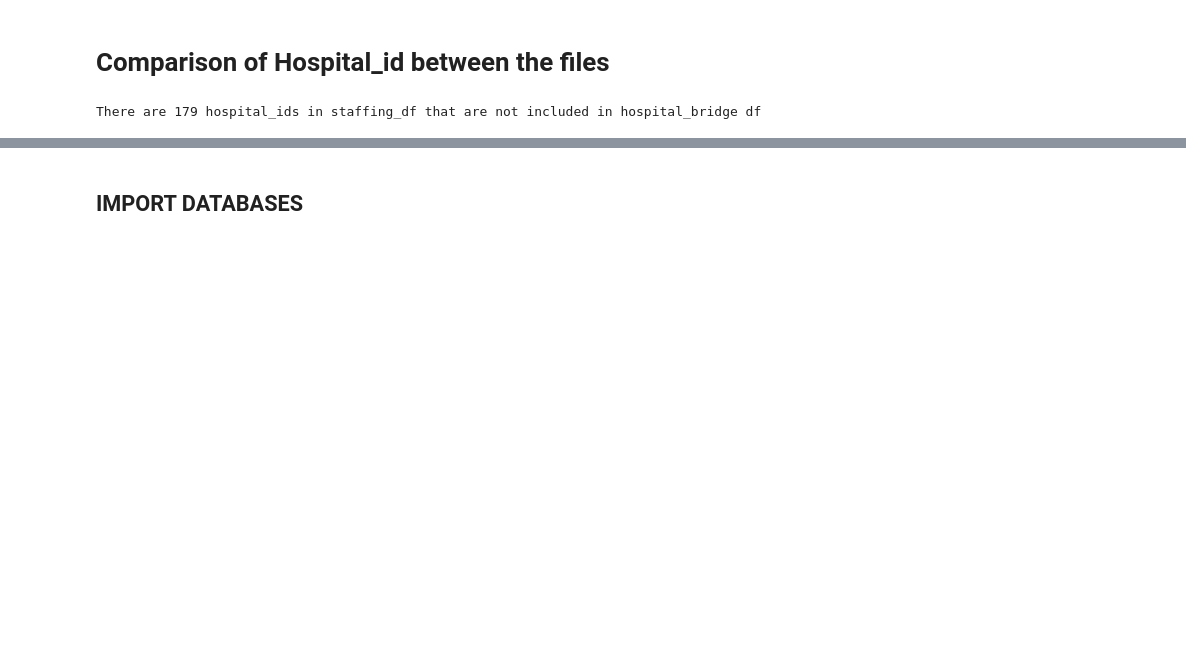
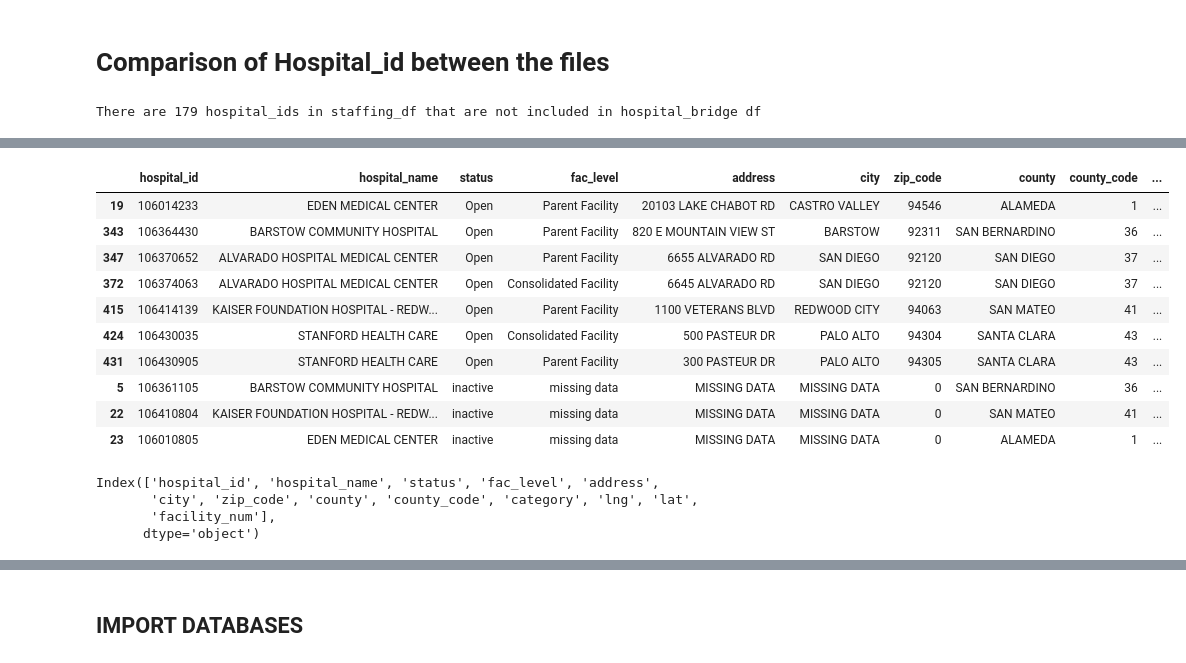
Before and after one commit to zsvorenova/ETL-project, a Jupyter notebook: Hospital staffing-data cleaning.ipynb, the cells around one changed output, grey strips where cells are left out. Saved outputs shown, nothing was run; the diff lists cells and outputs as text; code cells hidden in the pictures; blank space fills up the shorter version.

```diff
--- a/Hospital staffing-data cleaning.ipynb
+++ b/Hospital staffing-data cleaning.ipynb
@@ -400,0 +735,23 @@ There are 179 hospital_ids in staffing_df that are not included in hospital_brid
+# %%
+# duplicates on hospital name:
+hospital_bridge_final[hospital_bridge_final.duplicated(subset=['hospital_name'], keep = False)]
+#conclusion: seems some have 2 different facility locations, some have maybe moved? no changes to be done
+# %% [output]
+|  | hospital_id | hospital_name | status | fac_level | address | city | zip_code | county | county_code | ... |
+| 19 | 106014233 | EDEN MEDICAL CENTER | Open | Parent Facility | 20103 LAKE CHABOT RD | CASTRO VALLEY | 94546 | ALAMEDA | 1 | ... |
+| 343 | 106364430 | BARSTOW COMMUNITY HOSPITAL | Open | Parent Facility | 820 E MOUNTAIN VIEW ST | BARSTOW | 92311 | SAN BERNARDINO | 36 | ... |
+| 347 | 106370652 | ALVARADO HOSPITAL MEDICAL CENTER | Open | Parent Facility | 6655 ALVARADO RD | SAN DIEGO | 92120 | SAN DIEGO | 37 | ... |
+| 372 | 106374063 | ALVARADO HOSPITAL MEDICAL CENTER | Open | Consolidated Facility | 6645 ALVARADO RD | SAN DIEGO | 92120 | SAN DIEGO | 37 | ... |
+| 415 | 106414139 | KAISER FOUNDATION HOSPITAL - REDW... | Open | Parent Facility | 1100 VETERANS BLVD | REDWOOD CITY | 94063 | SAN MATEO | 41 | ... |
+| 424 | 106430035 | STANFORD HEALTH CARE | Open | Consolidated Facility | 500 PASTEUR DR | PALO ALTO | 94304 | SANTA CLARA | 43 | ... |
+| 431 | 106430905 | STANFORD HEALTH CARE | Open | Parent Facility | 300 PASTEUR DR | PALO ALTO | 94305 | SANTA CLARA | 43 | ... |
+| 5 | 106361105 | BARSTOW COMMUNITY HOSPITAL | inactive | missing data | MISSING DATA | MISSING DATA | 0 | SAN BERNARDINO | 36 | ... |
+| 22 | 106410804 | KAISER FOUNDATION HOSPITAL - REDW... | inactive | missing data | MISSING DATA | MISSING DATA | 0 | SAN MATEO | 41 | ... |
+| 23 | 106010805 | EDEN MEDICAL CENTER | inactive | missing data | MISSING DATA | MISSING DATA | 0 | ALAMEDA | 1 | ... |
+# %%
+hospital_bridge_final.columns
+# %% [output]
+Index(['hospital_id', 'hospital_name', 'status', 'fac_level', 'address',
+       'city', 'zip_code', 'county', 'county_code', 'category', 'lng', 'lat',
+       'facility_num'],
+      dtype='object')
```
Also changed, not shown: parts of 32 cells of this notebook, 2 other files.
